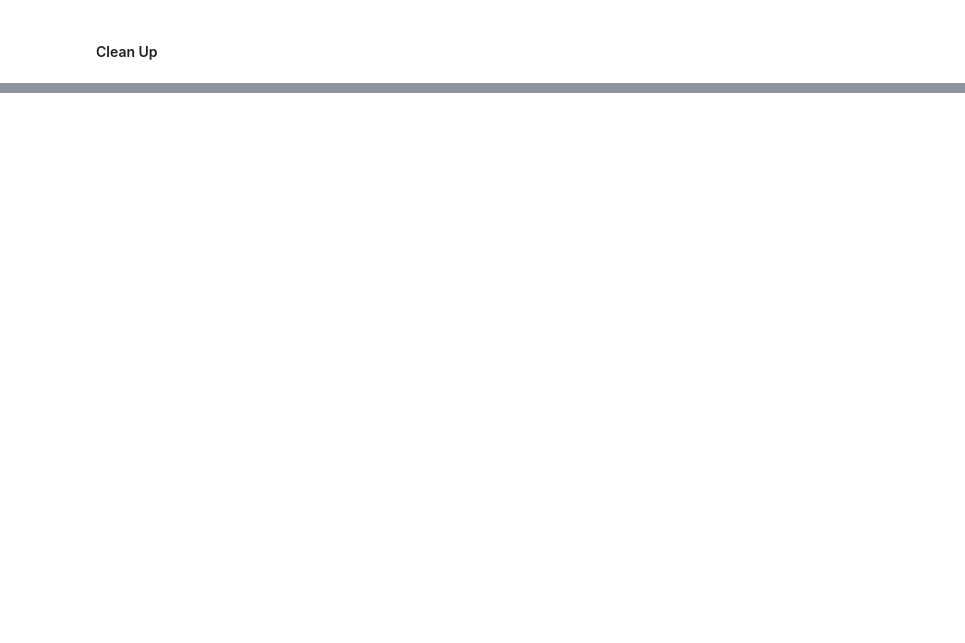
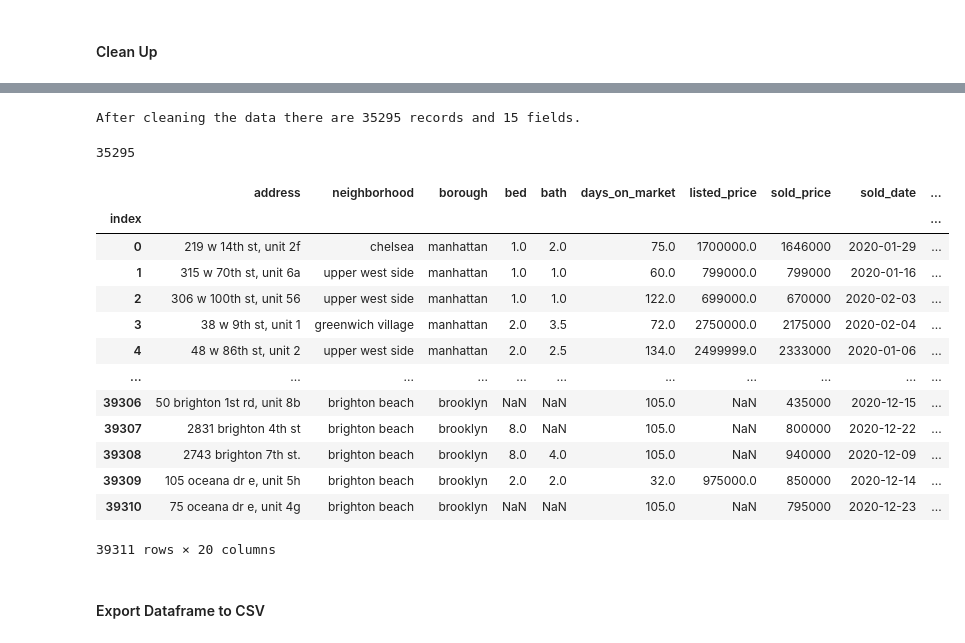
Before and after one commit to alisonsadel/NYC-Challenge, a Jupyter notebook: python_files/Real Estate Data Final.ipynb, the cells around one changed output, grey strips where cells are left out. Drawn from its saved outputs; the diff is of its cells as text; code cells hidden in the pictures; blank space fills up the shorter version.

Commit message:
finished RE jupyter notebook and clean csv - created classification using days on market

```diff
--- a/python_files/Real Estate Data Final.ipynb
+++ b/python_files/Real Estate Data Final.ipynb
@@ -169,0 +310,7 @@ df['listed_date'].isna().value_counts()
+# %%
+# Convert type of columns to 'category'
+df['dom_ranges'] = df['dom_ranges'].astype('category')
+
+# Assigning numerical values and store in another column
+df['dom_tier'] = df['dom_ranges'].cat.codes
+df['dom_tier'].value_counts()
@@ -169,0 +324,7 @@ df['listed_date'].isna().value_counts()
+# %%
+# Generate binary values using get_dummies for crime category
+dum_df = pd.get_dummies(df, columns=["dom_tier"], prefix=["type_is"] )
+
+# Merge with main df
+housing_df = df.merge(dum_df)
+housing_df
@@ -170,2 +345,38 @@ df['listed_date'].isna().value_counts()
+# %%
+# Rename columns
+housing_df.rename(columns={'type_is_0': 'dom_lowerbound', 'type_is_1': 'dom_iqr' , 'type_is_2': 'dom_upperbound', 'type_is_3': 'dom_extended', 'type_is_4': 'dom_outlier' }, inplace=True)
+
+# Give header a name
+housing_df.index.name = 'index'
+final_length_rows = len(df)
+final_length_columns = len(df.columns)
+print(f'After cleaning the data there are {final_length_rows} records and {final_length_columns} fields.')
+# %% [output]
+After cleaning the data there are 35295 records and 15 fields.
+# %%
+# Give header a name
+housing_df.index.name = 'index'
+len(df)
+# %% [output]
+35295
+# %%
+housing_df
+# %% [output]
+|  | address | neighborhood | borough | bed | bath | days_on_market | listed_price | sold_price | sold_date | ... |
+| index |  |  |  |  |  |  |  |  |  | ... |
+| 0 | 219 w 14th st, unit 2f | chelsea | manhattan | 1.0 | 2.0 | 75.0 | 1700000.0 | 1646000 | 2020-01-29 | ... |
+| 1 | 315 w 70th st, unit 6a | upper west side | manhattan | 1.0 | 1.0 | 60.0 | 799000.0 | 799000 | 2020-01-16 | ... |
+| 2 | 306 w 100th st, unit 56 | upper west side | manhattan | 1.0 | 1.0 | 122.0 | 699000.0 | 670000 | 2020-02-03 | ... |
+| 3 | 38 w 9th st, unit 1 | greenwich village | manhattan | 2.0 | 3.5 | 72.0 | 2750000.0 | 2175000 | 2020-02-04 | ... |
+| 4 | 48 w 86th st, unit 2 | upper west side | manhattan | 2.0 | 2.5 | 134.0 | 2499999.0 | 2333000 | 2020-01-06 | ... |
+| ... | ... | ... | ... | ... | ... | ... | ... | ... | ... | ... |
+| 39306 | 50 brighton 1st rd, unit 8b | brighton beach | brooklyn | NaN | NaN | 105.0 | NaN | 435000 | 2020-12-15 | ... |
+| 39307 | 2831 brighton 4th st | brighton beach | brooklyn | 8.0 | NaN | 105.0 | NaN | 800000 | 2020-12-22 | ... |
+| 39308 | 2743 brighton 7th st. | brighton beach | brooklyn | 8.0 | 4.0 | 105.0 | NaN | 940000 | 2020-12-09 | ... |
+| 39309 | 105 oceana dr e, unit 5h | brighton beach | brooklyn | 2.0 | 2.0 | 32.0 | 975000.0 | 850000 | 2020-12-14 | ... |
+| 39310 | 75 oceana dr e, unit 4g | brighton beach | brooklyn | NaN | NaN | 105.0 | NaN | 795000 | 2020-12-23 | ... |
+39311 rows × 20 columns
+# %% [markdown]
+#### Export Dataframe to CSV
 # %%
 # Export Clean DataFrame to CSV
```
Also changed, not shown: parts of 35 cells of this notebook, 12 other files.
